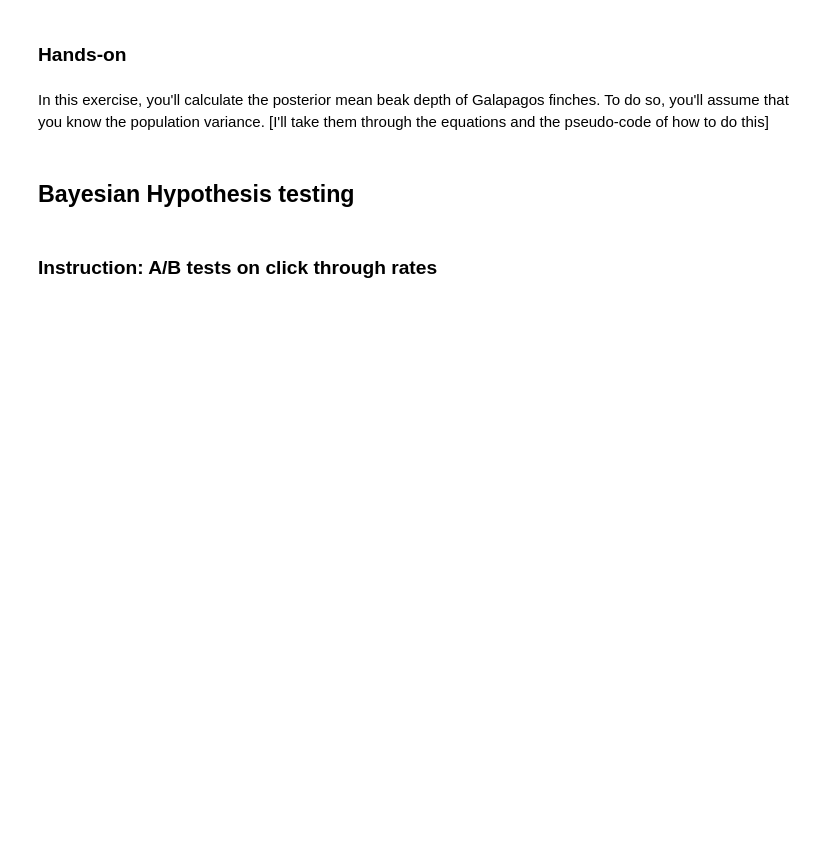
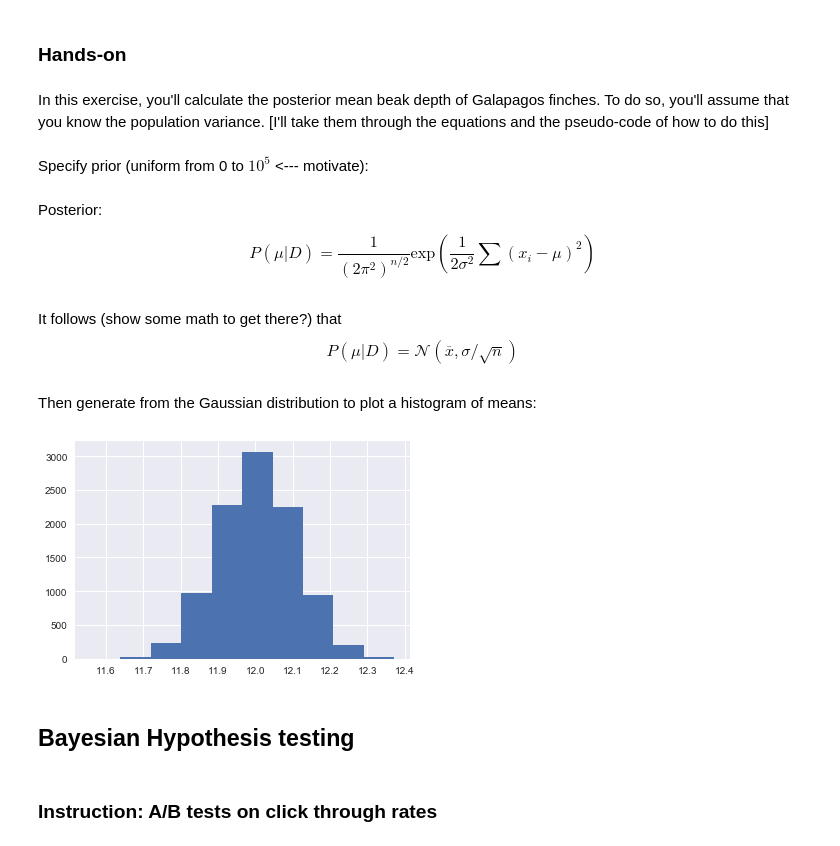
Before and after one commit to ericmjl/bayesian-stats-modelling-tutorial, a Jupyter notebook: notebooks/2.Parameter_estimation_hypothesis_testing.ipynb, the cells around one changed output. Cells and saved outputs as stored; diff of their text form; code cells hidden in the pictures; blank space fills up the shorter version.

```diff
--- a/notebooks/2.Parameter_estimation_hypothesis_testing.ipynb
+++ b/notebooks/2.Parameter_estimation_hypothesis_testing.ipynb
@@ -94,3 +94,5 @@ interact(plot_posteriors, p=(0, 1, 0.01), N=(0, 100));
 # %% [markdown]
 In this exercise, you'll calculate the  posterior mean beak depth of Galapagos finches. To do so, you'll assume that you know the population variance.
 [I'll take them through the equations and the pseudo-code of how to do this]
+# %% [markdown]
+Specify prior (uniform from 0 to $10^5$ <--- motivate):
@@ -97,3 +102,18 @@ In this exercise, you'll calculate the  posterior mean beak depth of Galapagos f
+# %% [markdown]
+Posterior:
+
+$$P(\mu|D) = \frac{1}{(2\pi^2)^{n/2}}\text{exp}(\frac{1}{2\sigma^2}\sum(x_i-\mu)^2)$$
+# %% [markdown]
+It follows (show some math to get there?) that $$P(\mu|D)= \mathcal{N}(\overline{x},\sigma/\sqrt{n})$$
+# %% [markdown]
+Then generate from the Gaussian distribution to plot a histogram of means:
+# %%
+df_12 = pd.read_csv('../data/finch_beaks_2012.csv')
+lengths = df_12.blength
+means = np.random.normal(np.mean(lengths), np.std(lengths)/np.sqrt(len(lengths)), 10**4)
+plt.hist(means);
+# %% [output]
+[figure, added]
 # %% [markdown]
 ## Bayesian Hypothesis testing
 # %% [markdown]
```
Also changed, not shown: parts of 15 cells of this notebook.
